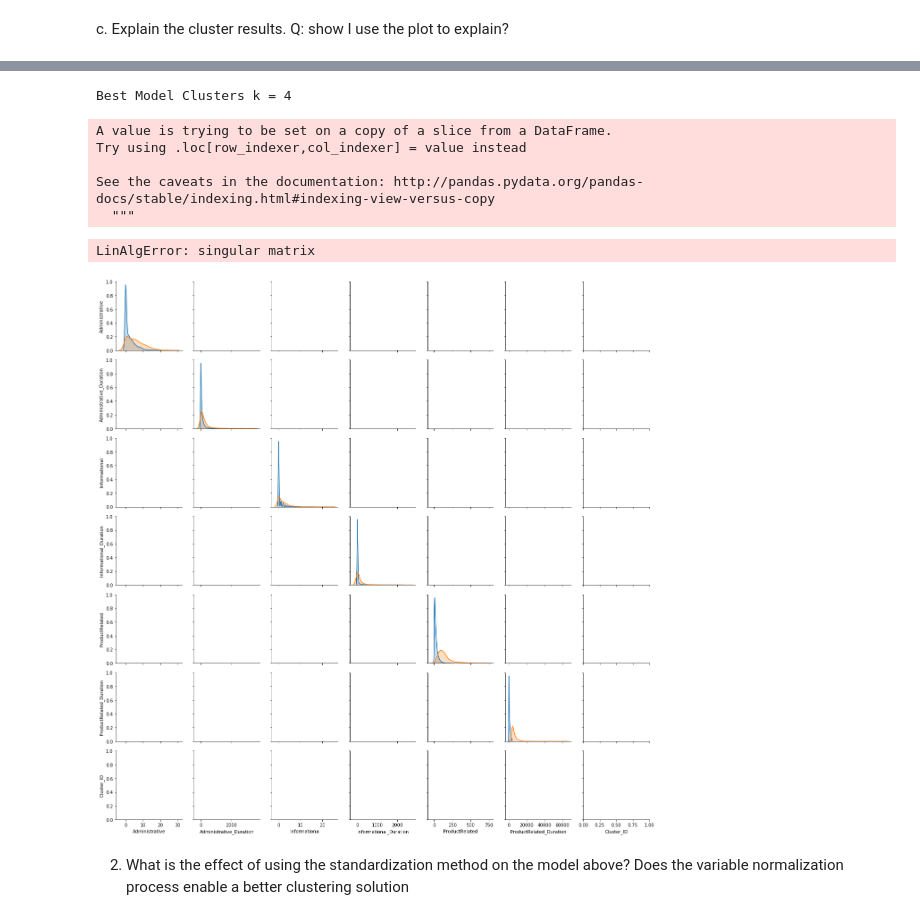
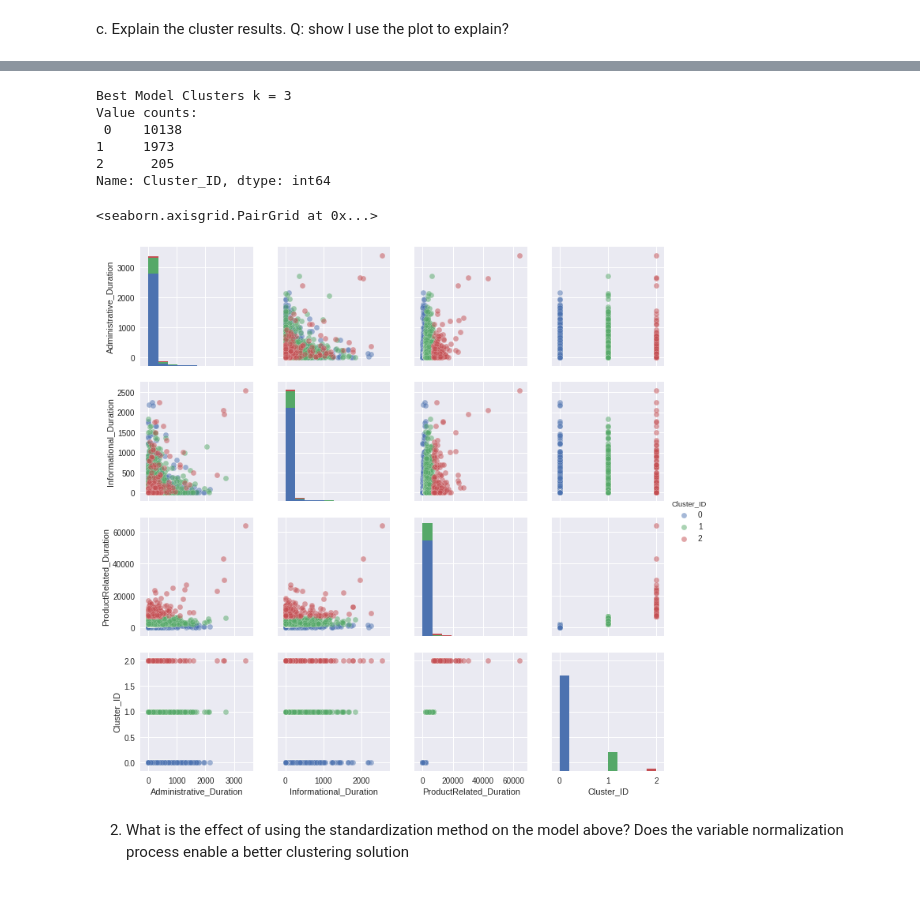
Before and after one commit to ChihchengHsieh/IFN645CaseStudy2, a Jupyter notebook: IFN645.ipynb, the cells around one changed output, grey strips where cells are left out. Cells and saved outputs as stored; diff of their text form; code cells hidden in the pictures.

```diff
--- a/IFN645.ipynb
+++ b/IFN645.ipynb
@@ -11,6 +11,8 @@ rs = 42
 'online retail.csv'   text-files-to-mine.zip
 # %%
 df = pd.read_csv('online_shoppers_intention.csv')
+# %%
+df.dropna(inplace= True)
 # %%
 len(df)
 # %% [output]
@@ -302,13 +305,19 @@ Since the first task want to cluster the customers based on the time they spend
 the features that related to time spending on different types of page.
 
 '''
-taskOneIncludingCols= ['Administrative',
+# taskOneIncludingCols= ['Administrative',
+#   'Administrative_Duration',
+#   'Informational',
+#   'Informational_Duration',
+#   'ProductRelated',
+#   'ProductRelated_Duration',]
+
+taskOneIncludingCols= [
   'Administrative_Duration',
-  'Informational',
   'Informational_Duration',
-  'ProductRelated',
   'ProductRelated_Duration',]
 
+
 taskOneDf = preprocessed_df[taskOneIncludingCols]
 # %%
 from sklearn.cluster import KMeans
@@ -349,18 +355,18 @@ def ElbowEffectAndSilhouetteScore(data, kRunRange):
     fig = plt.figure(figsize=(20,10))
     plt.subplot(211)
     plt.plot(kRunRange, inertial_vals, marker='o', label='Inertial_vals')
-    plt.xlabel('Inertial_vals', fontsize=8)
-    plt.ylabel('Number of clusters', fontsize=8)
+    plt.xlabel('Inertial_vals', fontsize=22)
+    plt.ylabel('Number of clusters', fontsize=22)
 
     plt.subplot(212)
     plt.plot(kRunRange, silhouette_scores, marker='o', label="silhouette_scores")
-    plt.xlabel('Silhouette_scores', fontsize=8)
-    plt.ylabel('Number of clusters', fontsize=8)
+    plt.xlabel('Silhouette_scores', fontsize=22)
+    plt.ylabel('Number of clusters', fontsize=22)
 
     plt.tight_layout()
     plt.show()
 
     return clusters
 # %%
-clusters = ElbowEffectAndSilhouetteScore(taskOneDf, range(2,15,2))
+clusters = ElbowEffectAndSilhouetteScore(taskOneDf, range(2,15,1))
 # %% [output]
@@ -378,17 +430,20 @@ c. Explain the cluster results. Q: show I use the plot to explain?
 # %%
 print("Best Model Clusters k =",clusters[1].n_clusters)
 
-taskOneDf['Cluster_ID'] = clusters[0].predict(taskOneDf.drop(['Cluster_ID'], axis= 1))
-sns.pairplot(taskOneDf, hue='Cluster_ID', plot_kws={'alpha:0.5'} )
+# TODO: have to take another visualization method
+taskOneDfWithID = deepcopy(taskOneDf)
+taskOneDfWithID['Cluster_ID'] = clusters[1].predict(taskOneDf)
+print('Value counts: \n',taskOneDfWithID['Cluster_ID'].value_counts())
+sns.pairplot(taskOneDfWithID, hue='Cluster_ID', plot_kws={'alpha':0.5})
 # %% [output]
-Best Model Clusters k = 4
+Best Model Clusters k = 3
+Value counts:
+ 0    10138
+1     1973
+2      205
+Name: Cluster_ID, dtype: int64
-A value is trying to be set on a copy of a slice from a DataFrame.
-Try using .loc[row_indexer,col_indexer] = value instead
-
-See the caveats in the documentation: http://pandas.pydata.org/pandas-docs/stable/indexing.html#indexing-view-versus-copy
-  """
+<seaborn.axisgrid.PairGrid at 0x...>
-LinAlgError: singular matrix
-[figure, old version]
+[figure, new version]
 # %% [markdown]
 2. What is the effect of using the standardization method on the model above? Does
 the variable normalization process enable a better clustering solution
```
Also changed, not shown: parts of 64 cells of this notebook.
